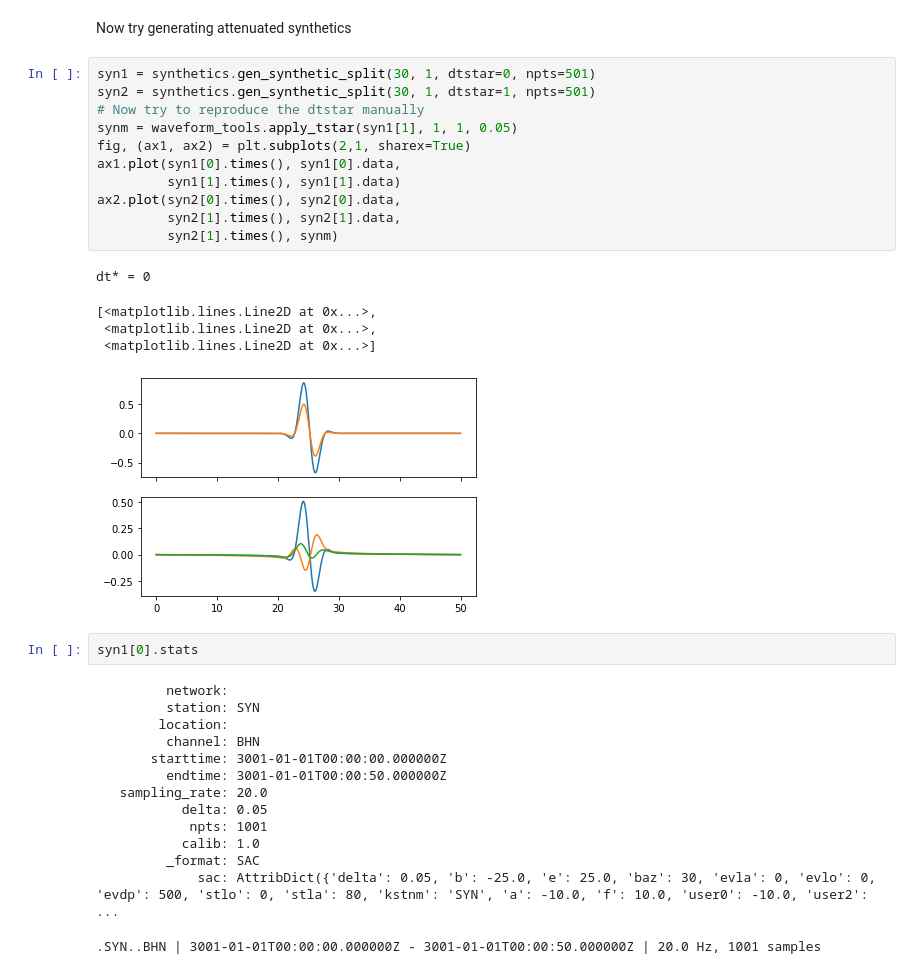
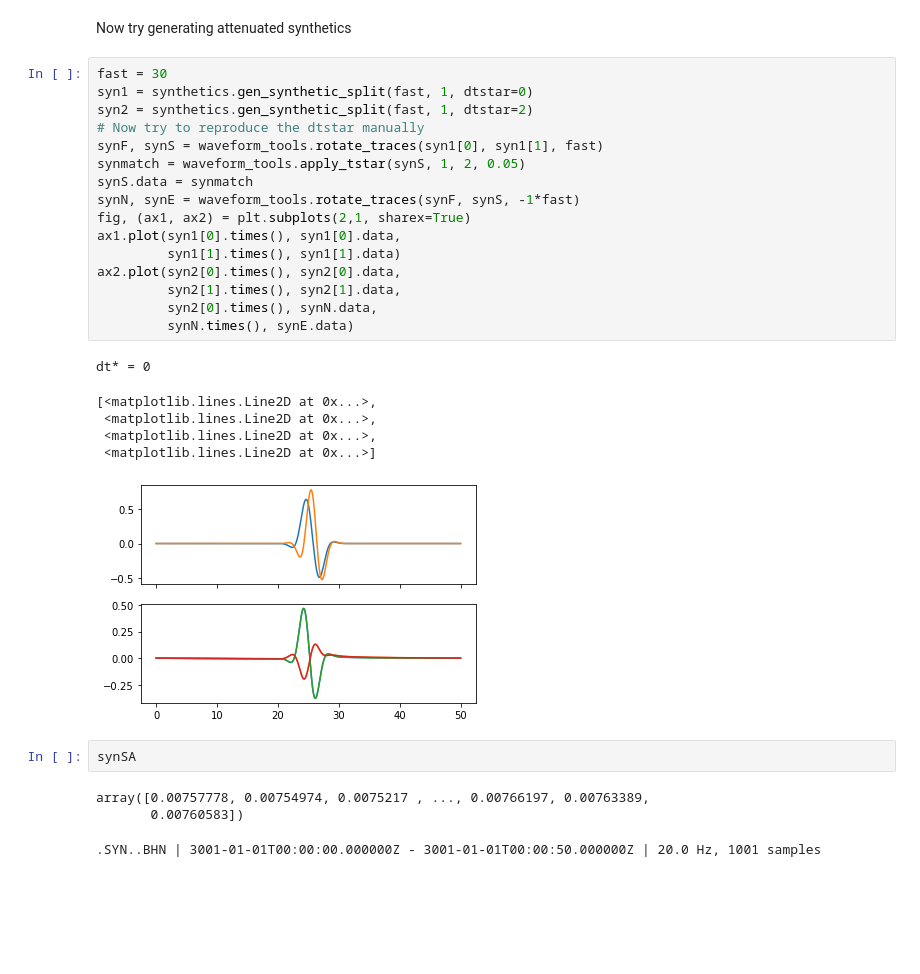
Before and after one commit to Jasplet/ani_attenuation, a Jupyter notebook: ani_attenuation/debug_ifft.ipynb, the cells around one changed output. Drawn from its saved outputs; the diff is of its cells as text; blank space fills up the shorter version.

```diff
--- a/ani_attenuation/debug_ifft.ipynb
+++ b/ani_attenuation/debug_ifft.ipynb
@@ -104,37 +104,33 @@ fd_signal[0]
 # %% [markdown]
 Now try generating attenuated synthetics
 # %%
-syn1 = synthetics.gen_synthetic_split(30, 1, dtstar=0, npts=501)
-syn2 = synthetics.gen_synthetic_split(30, 1, dtstar=1, npts=501)
+fast = 30
+syn1 = synthetics.gen_synthetic_split(fast, 1, dtstar=0)
+syn2 = synthetics.gen_synthetic_split(fast, 1, dtstar=2)
 # Now try to reproduce the dtstar manually
-synm = waveform_tools.apply_tstar(syn1[1], 1, 1, 0.05)
+synF, synS = waveform_tools.rotate_traces(syn1[0], syn1[1], fast)
+synmatch = waveform_tools.apply_tstar(synS, 1, 2, 0.05)
+synS.data = synmatch
+synN, synE = waveform_tools.rotate_traces(synF, synS, -1*fast)
 fig, (ax1, ax2) = plt.subplots(2,1, sharex=True)
 ax1.plot(syn1[0].times(), syn1[0].data,
          syn1[1].times(), syn1[1].data)
 ax2.plot(syn2[0].times(), syn2[0].data,
          syn2[1].times(), syn2[1].data,
-         syn2[1].times(), synm)
+         syn2[0].times(), synN.data,
+         synN.times(), synE.data)
 # %% [output]
 dt* = 0
 [<matplotlib.lines.Line2D at 0x...>,
  <matplotlib.lines.Line2D at 0x...>,
+ <matplotlib.lines.Line2D at 0x...>,
  <matplotlib.lines.Line2D at 0x...>]
-[figure, old version]
+[figure, new version]
-# %%
-syn1[0].stats
-# %% [output]
-         network:
-         station: SYN
-        location:
-         channel: BHN
-       starttime: 3001-01-01T00:00:00.000000Z
-         endtime: 3001-01-01T00:00:50.000000Z
-   sampling_rate: 20.0
-           delta: 0.05
-            npts: 1001
-           calib: 1.0
-         _format: SAC
-             sac: AttribDict({'delta': 0.05, 'b': -25.0, 'e': 25.0, 'baz': 30, 'evla': 0, 'evlo': 0, 'evdp': 500, 'stlo': 0, 'stla': 80, 'kstnm': 'SYN', 'a': -10.0, 'f': 10.0, 'user0': -10.0, 'user2': ...
+# %%
+synSA
+# %% [output]
+array([0.00757778, 0.00754974, 0.0075217 , ..., 0.00766197, 0.00763389,
+       0.00760583])
 # %%
 # %% [output]
 .SYN..BHN | 3001-01-01T00:00:00.000000Z - 3001-01-01T00:00:50.000000Z | 20.0 Hz, 1001 samples
```
